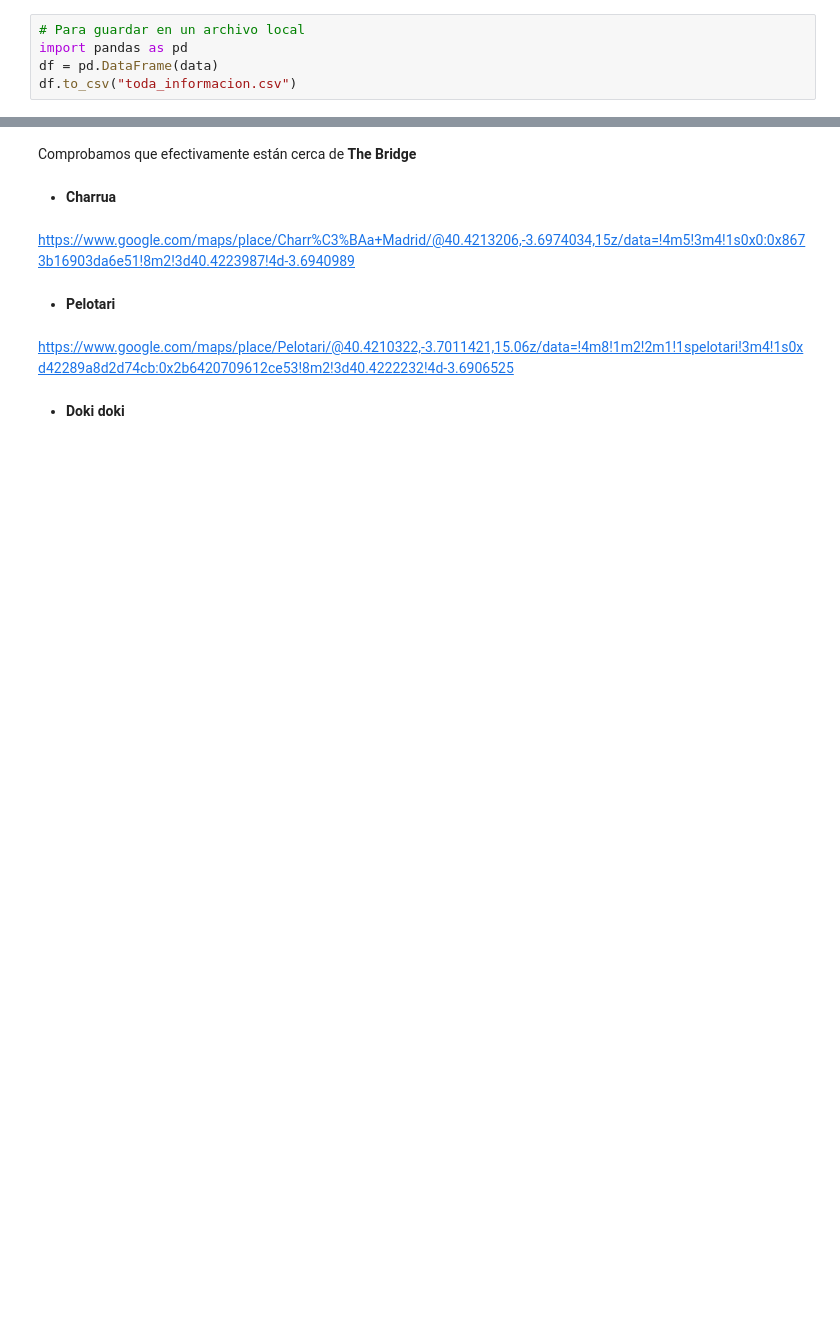
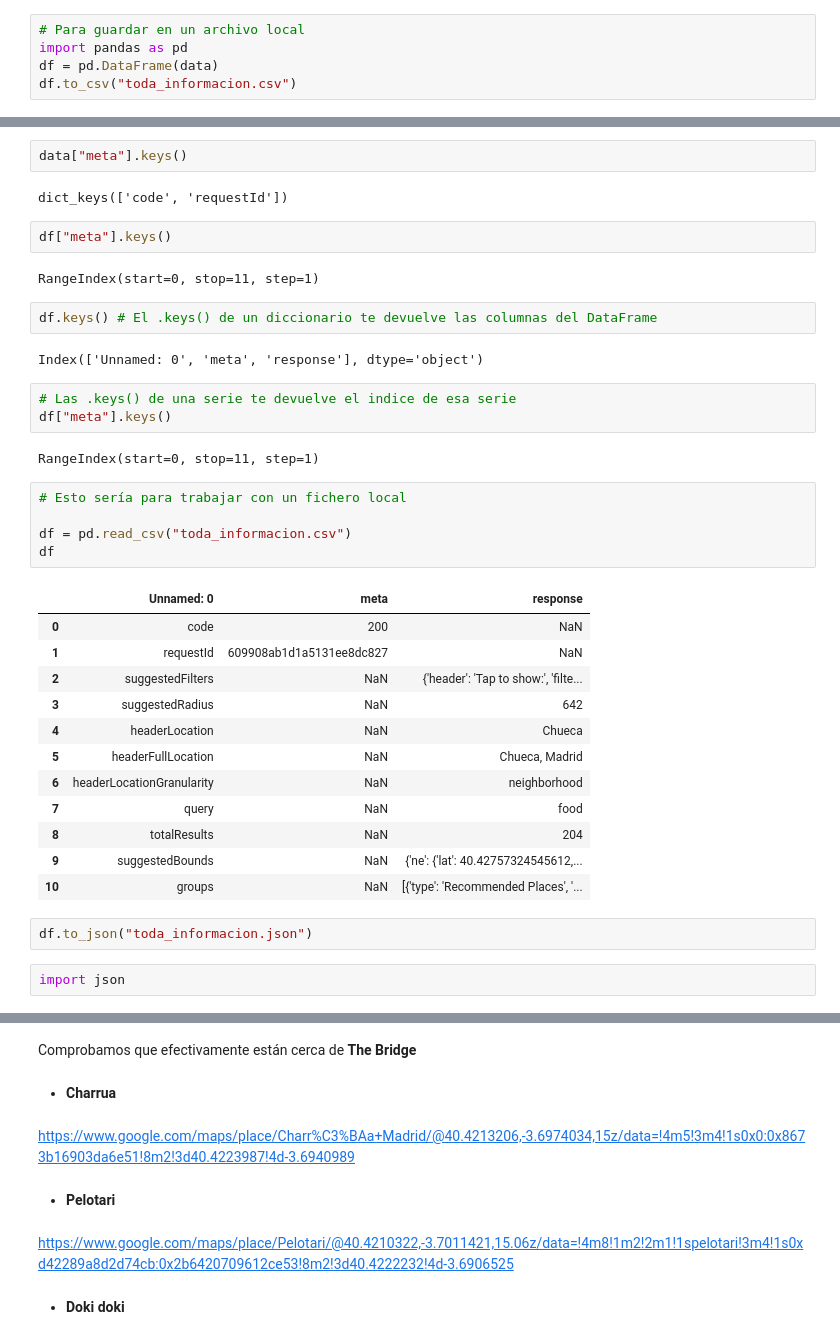
Before and after one commit to XinruYang/Data-Science-Bootcamp-21, a Jupyter notebook: week4_EDA_np_pd_json_apis_regex/day5_matplotlib_I_api/theory/apis/api_token.ipynb, the cells around one changed output, grey strips where cells are left out. Drawn from its saved outputs; the diff is of its cells as text; blank space fills up the shorter version.

```diff
--- a/week4_EDA_np_pd_json_apis_regex/day5_matplotlib_I_api/theory/apis/api_token.ipynb
+++ b/week4_EDA_np_pd_json_apis_regex/day5_matplotlib_I_api/theory/apis/api_token.ipynb
@@ -73,2 +116,41 @@ df.to_csv("toda_informacion.csv")
+# %%
+data["meta"].keys()
+# %% [output]
+dict_keys(['code', 'requestId'])
+# %%
+df["meta"].keys()
+# %% [output]
+RangeIndex(start=0, stop=11, step=1)
+# %%
+df.keys() # El .keys() de un diccionario te devuelve las columnas del DataFrame
+# %% [output]
+Index(['Unnamed: 0', 'meta', 'response'], dtype='object')
+# %%
+# Las .keys() de una serie te devuelve el indice de esa serie
+df["meta"].keys()
+# %% [output]
+RangeIndex(start=0, stop=11, step=1)
+# %%
+# Esto sería para trabajar con un fichero local
+
+df = pd.read_csv("toda_informacion.csv")
+df
+# %% [output]
+|  | Unnamed: 0 | meta | response |
+| 0 | code | 200 | NaN |
+| 1 | requestId | 609908ab1d1a5131ee8dc827 | NaN |
+| 2 | suggestedFilters | NaN | {'header': 'Tap to show:', 'filte... |
+| 3 | suggestedRadius | NaN | 642 |
+| 4 | headerLocation | NaN | Chueca |
+| 5 | headerFullLocation | NaN | Chueca, Madrid |
+| 6 | headerLocationGranularity | NaN | neighborhood |
+| 7 | query | NaN | food |
+| 8 | totalResults | NaN | 204 |
+| 9 | suggestedBounds | NaN | {'ne': {'lat': 40.42757324545612,... |
+| 10 | groups | NaN | [{'type': 'Recommended Places', '... |
+# %%
+df.to_json("toda_informacion.json")
+# %%
+import json
 # %%
 data["response"].keys()
```
Also changed, not shown: parts of 31 cells of this notebook, 3 other files.
